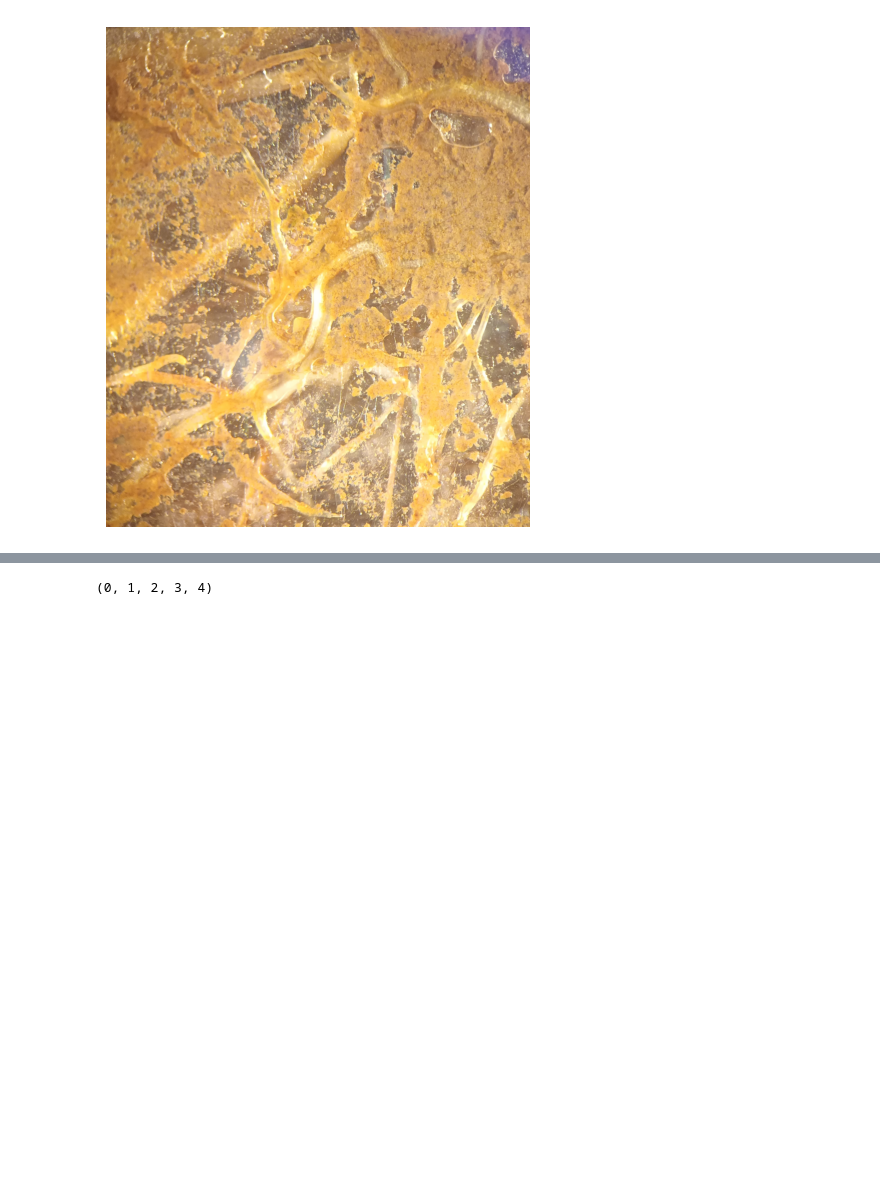
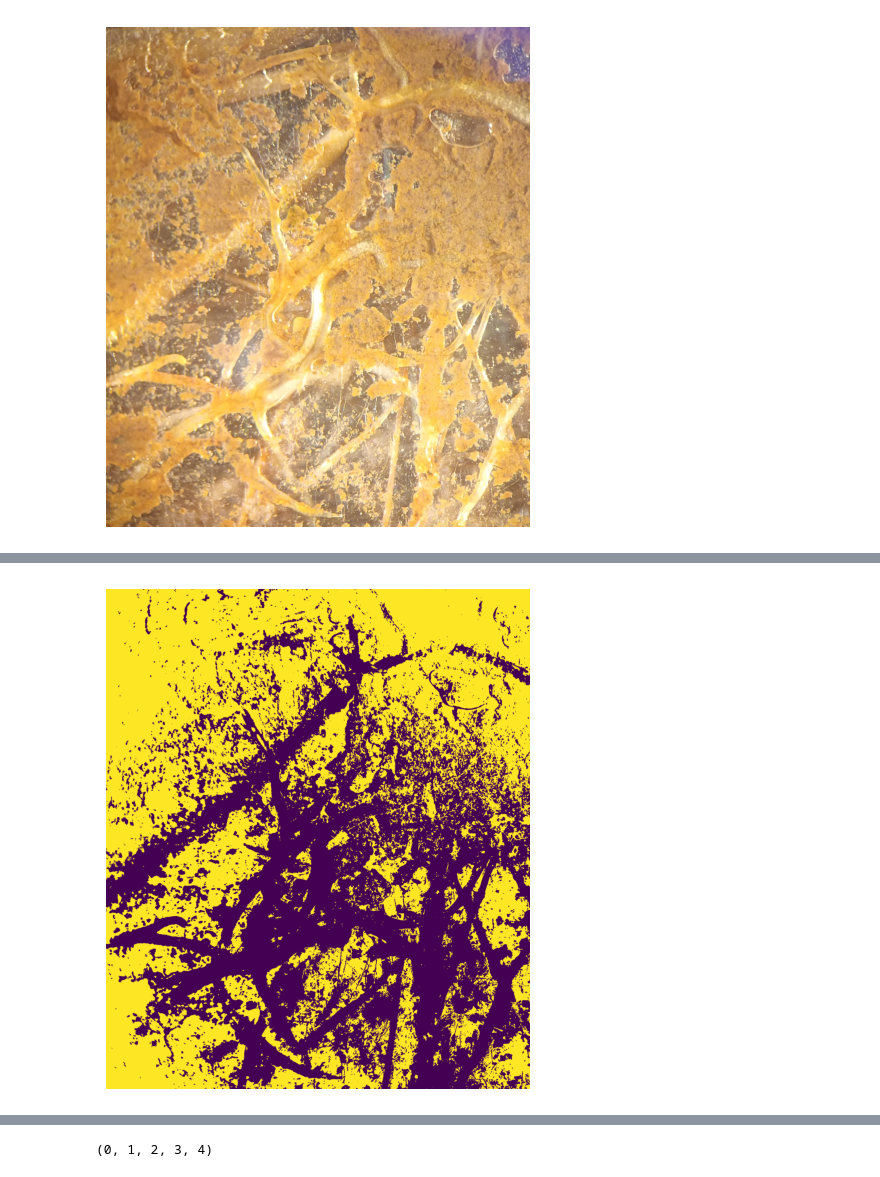
Before and after one commit to anoban/wsu, a Jupyter notebook: semseg/legume_root_analyses/garage.ipynb, the cells around one changed output, grey strips where cells are left out. Drawn from its saved outputs; the diff is of its cells as text; code cells hidden in the pictures; blank space fills up the shorter version.

Commit message:
modified:   ruff.toml 	modified:   semseg/legume_root_analyses/garage.ipynb 	modified:   semseg/legume_root_analyses/rootskel/diameter.py 	modified:   semseg/legume_root_analyses/rootskel/params.py

```diff
--- a/semseg/legume_root_analyses/garage.ipynb
+++ b/semseg/legume_root_analyses/garage.ipynb
@@ -49,3 +63,11 @@ plt.show()
+# %%
+fig, axes = plt.subplots()
+fig.set_size_inches(5.5, 6.5)
+axes.imshow(roots)
+axes.set_axis_off()
+plt.show()
+# %% [output]
+[figure, added]
 # %%
 nlabels, labels, stats, centroids = cv2.connectedComponentsWithStats(roots, 4, cv2.CV_32S)
 # %%
```
Also changed, not shown: parts of 8 cells of this notebook, 3 other files.
